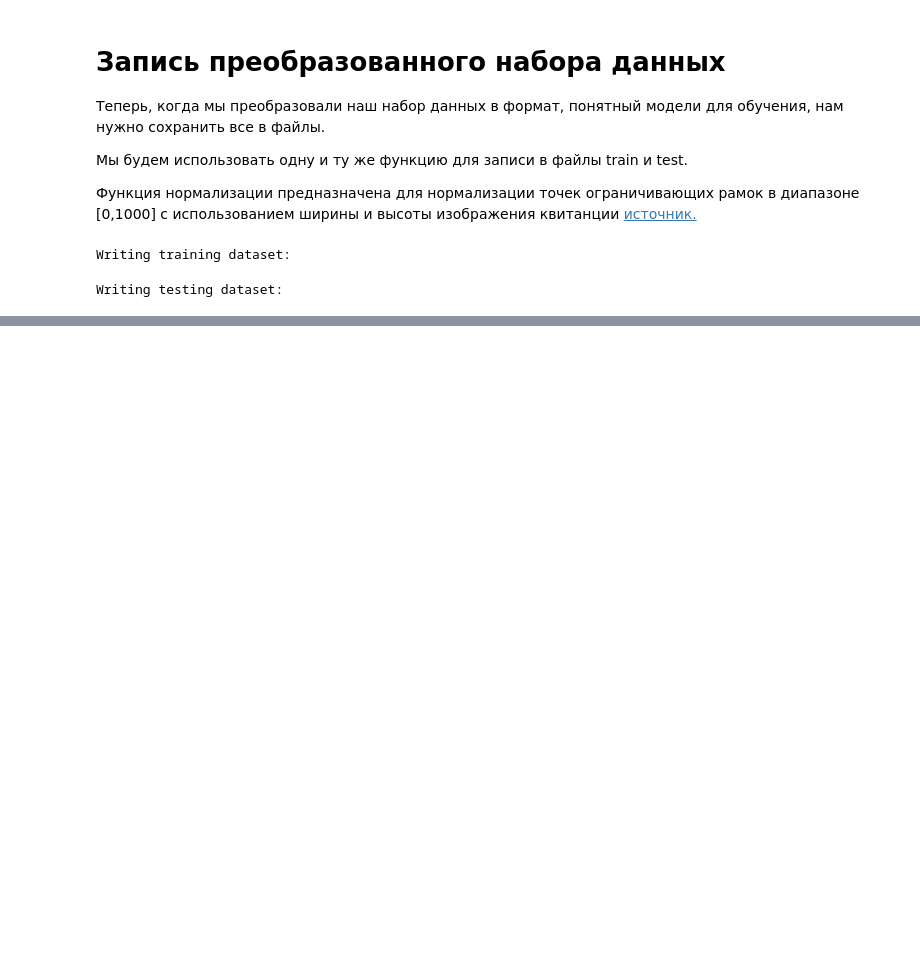
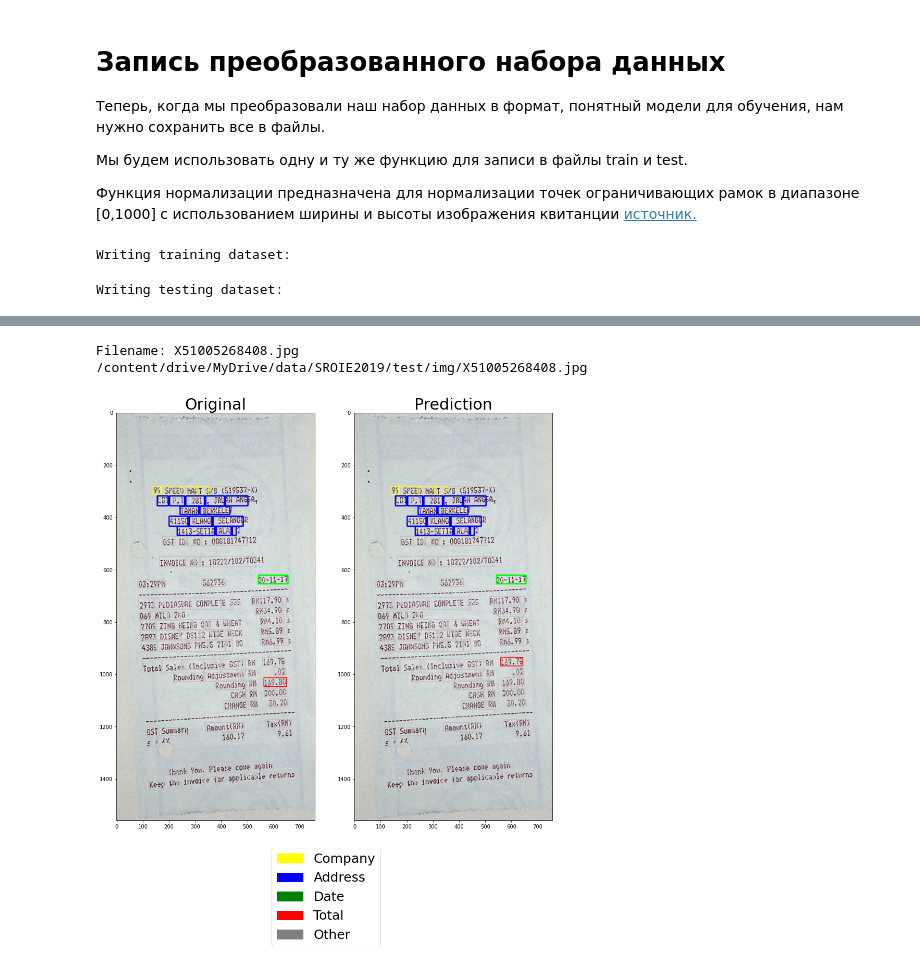
Before and after one commit to gigabyte727/LTD_Hakaton1, a Jupyter notebook: test1.ipynb, the cells around one changed output, grey strips where cells are left out. Saved outputs shown, nothing was run; the diff lists cells and outputs as text; code cells hidden in the pictures; blank space fills up the shorter version.

```diff
--- a/test1.ipynb
+++ b/test1.ipynb
@@ -409,0 +597,6 @@ Writing testing dataset:
+# %%
+display_prediction(merged_groups[10], 'test')
+# %% [output]
+Filename: X51005268408.jpg
+/content/drive/MyDrive/data/SROIE2019/test/img/X51005268408.jpg
+[figure, added]
```
Also changed, not shown: parts of 28 cells of this notebook.
